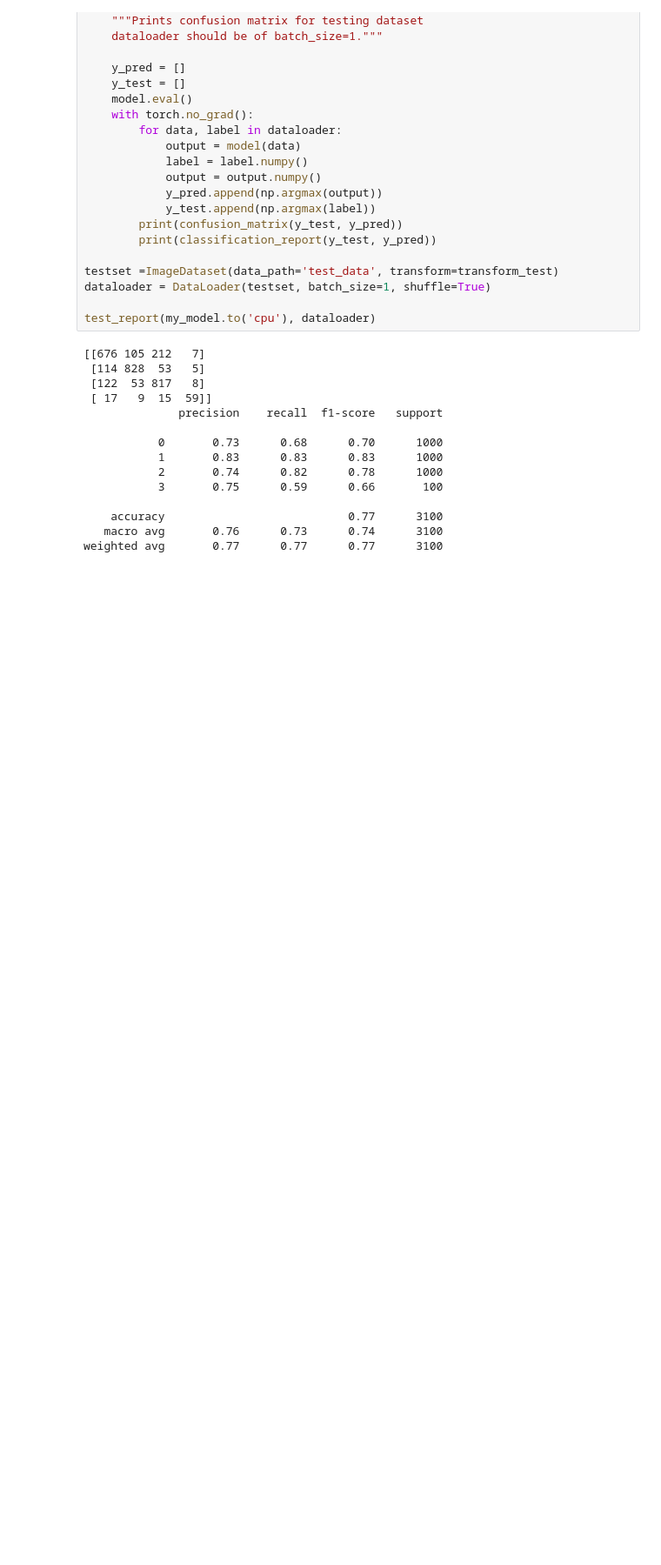
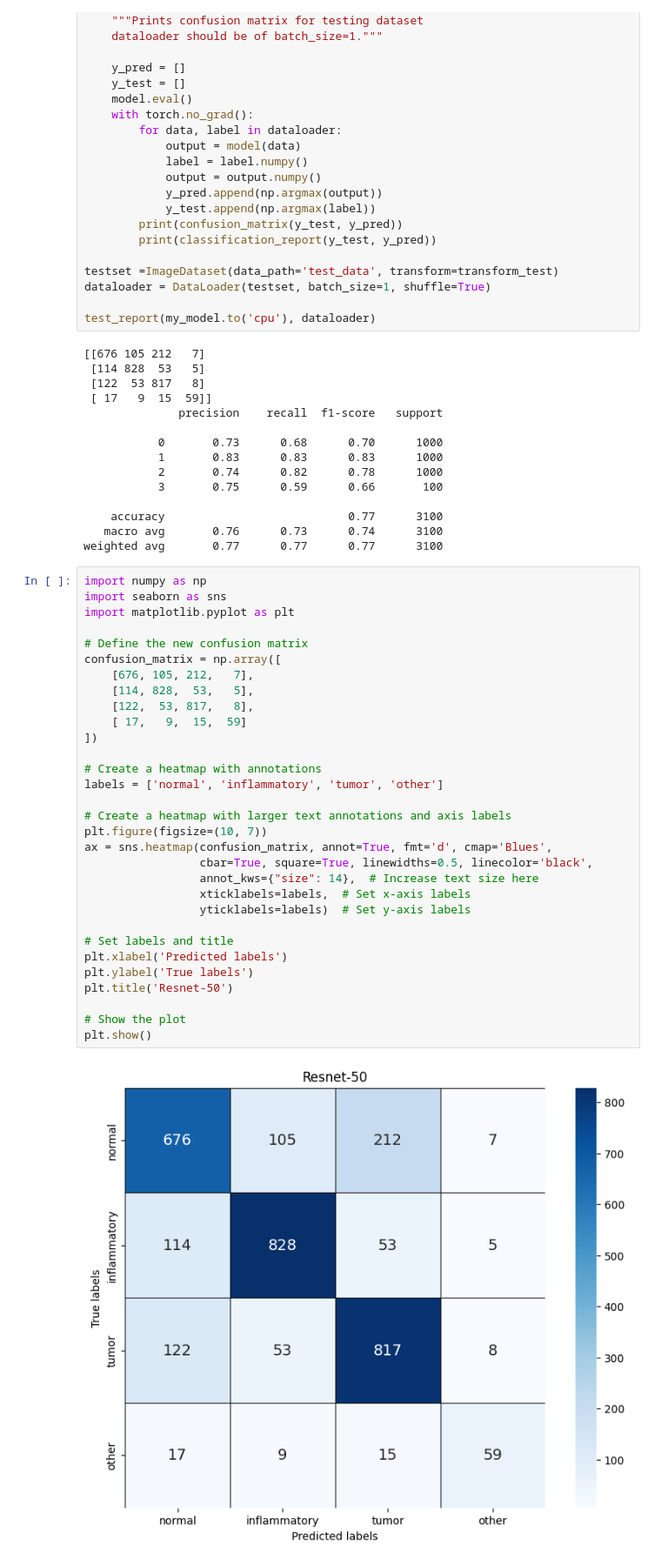
Before and after one commit to adamsoja1/image_cell_classification, a Jupyter notebook: notebooks_correct_vanilla/resnet_50_normalize.ipynb, the cells around one changed output. Shown at 87% size. Saved outputs shown, nothing was run; the diff lists cells and outputs as text; blank space fills up the shorter version.

```diff
--- a/notebooks_correct_vanilla/resnet_50_normalize.ipynb
+++ b/notebooks_correct_vanilla/resnet_50_normalize.ipynb
@@ -304,3 +304,36 @@ test_report(my_model.to('cpu'), dataloader)
     accuracy                           0.77      3100
    macro avg       0.76      0.73      0.74      3100
 weighted avg       0.77      0.77      0.77      3100
+# %%
+import numpy as np
+import seaborn as sns
+import matplotlib.pyplot as plt
+
+# Define the new confusion matrix
+confusion_matrix = np.array([
+    [676, 105, 212,   7],
+    [114, 828,  53,   5],
+    [122,  53, 817,   8],
+    [ 17,   9,  15,  59]
+])
+
+# Create a heatmap with annotations
+labels = ['normal', 'inflammatory', 'tumor', 'other']
+
+# Create a heatmap with larger text annotations and axis labels
+plt.figure(figsize=(10, 7))
+ax = sns.heatmap(confusion_matrix, annot=True, fmt='d', cmap='Blues',
+                 cbar=True, square=True, linewidths=0.5, linecolor='black',
+                 annot_kws={"size": 14},  # Increase text size here
+                 xticklabels=labels,  # Set x-axis labels
+                 yticklabels=labels)  # Set y-axis labels
+
+# Set labels and title
+plt.xlabel('Predicted labels')
+plt.ylabel('True labels')
+plt.title('Resnet-50')
+
+# Show the plot
+plt.show()
+# %% [output]
+[figure, added]
```
Also changed, not shown: 33 other files.
